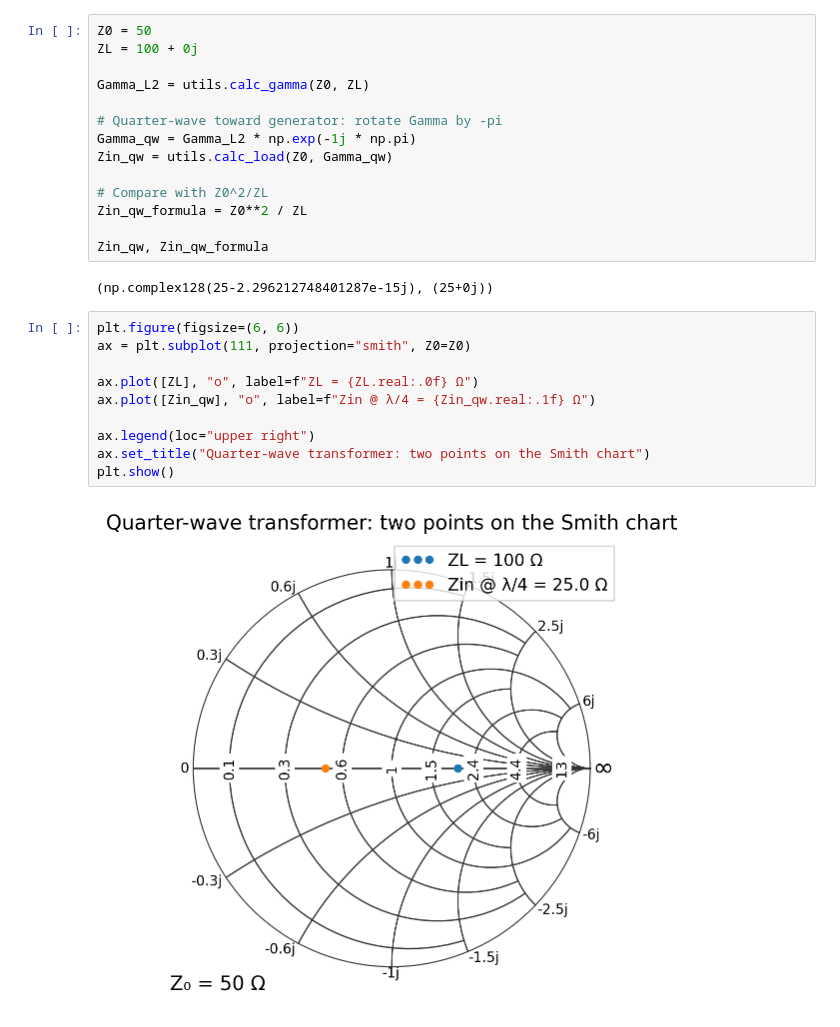
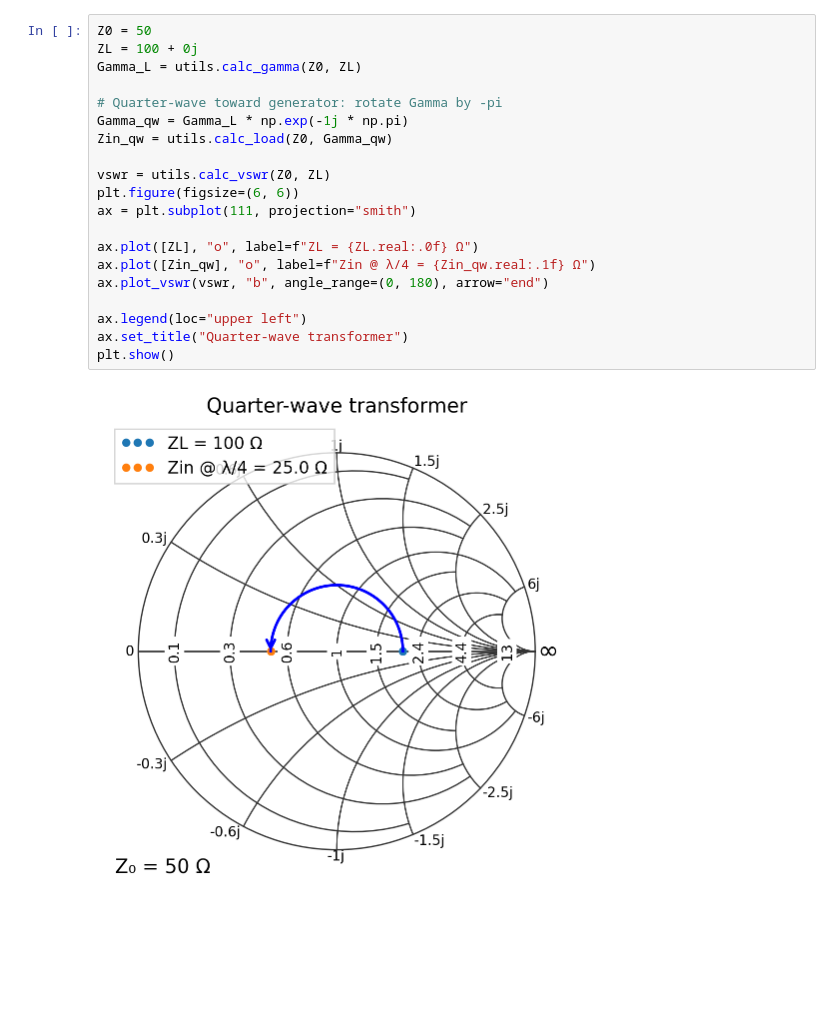
Before and after one commit to scottprahl/pysmithchart, a Jupyter notebook: docs/05_transmission_lines.ipynb, the cells around one changed output. Saved outputs shown, nothing was run; the diff lists cells and outputs as text; blank space fills up the shorter version.

```diff
--- a/docs/05_transmission_lines.ipynb
+++ b/docs/05_transmission_lines.ipynb
@@ -169,28 +181,22 @@ We can compute this by rotating \(\Gamma\) by \(180^\circ\) (since \(2\beta(\lam
-# %%
-Z0 = 50
-ZL = 100 + 0j
-
-Gamma_L2 = utils.calc_gamma(Z0, ZL)
-
-# Quarter-wave toward generator: rotate Gamma by -pi
-Gamma_qw = Gamma_L2 * np.exp(-1j * np.pi)
-Zin_qw = utils.calc_load(Z0, Gamma_qw)
-
-# Compare with Z0^2/ZL
-Zin_qw_formula = Z0**2 / ZL
-
-Zin_qw, Zin_qw_formula
-# %% [output]
-(np.complex128(25-2.296212748401287e-15j), (25+0j))
 # %%
+Z0 = 50
+ZL = 100 + 0j
+Gamma_L = utils.calc_gamma(Z0, ZL)
+
+# Quarter-wave toward generator: rotate Gamma by -pi
+Gamma_qw = Gamma_L * np.exp(-1j * np.pi)
+Zin_qw = utils.calc_load(Z0, Gamma_qw)
+
+vswr = utils.calc_vswr(Z0, ZL)
 plt.figure(figsize=(6, 6))
-ax = plt.subplot(111, projection="smith", Z0=Z0)
+ax = plt.subplot(111, projection="smith")
 
 ax.plot([ZL], "o", label=f"ZL = {ZL.real:.0f} Ω")
 ax.plot([Zin_qw], "o", label=f"Zin @ λ/4 = {Zin_qw.real:.1f} Ω")
+ax.plot_vswr(vswr, "b", angle_range=(0, 180), arrow="end")
 
-ax.legend(loc="upper right")
-ax.set_title("Quarter-wave transformer: two points on the Smith chart")
+ax.legend(loc="upper left")
+ax.set_title("Quarter-wave transformer")
 plt.show()
 # %% [output]
-[figure, old version]
+[figure, new version]
```
Also changed, not shown: parts of 14 cells of this notebook, 1 other file.
